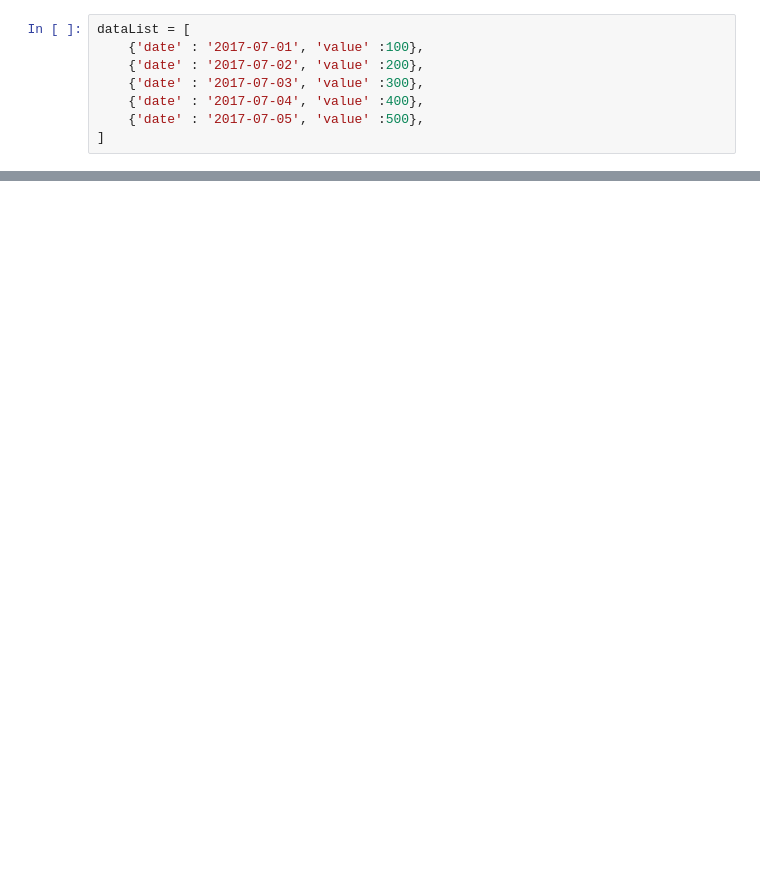
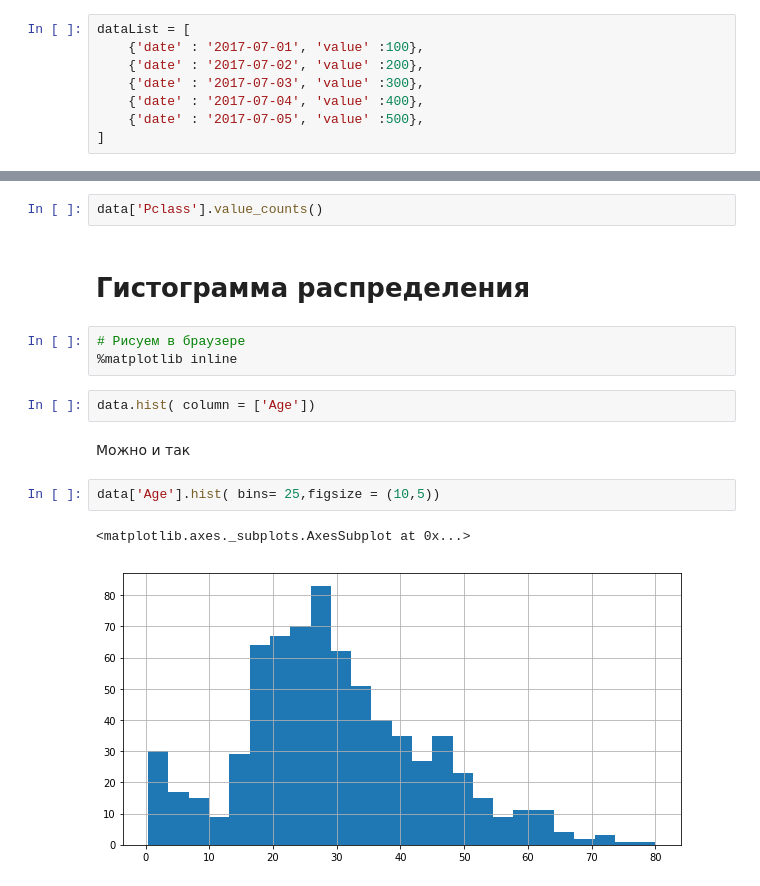
Before and after one commit to Johnn3volta/netology-lern, a Jupyter notebook: training.ipynb, the cells around one changed output, grey strips where cells are left out. Drawn from its saved outputs; the diff is of its cells as text; blank space fills up the shorter version.

```diff
--- a/training.ipynb
+++ b/training.ipynb
@@ -128,0 +92,16 @@ memory usage: 83.6+ KB
+# %%
+data['Pclass'].value_counts()
+# %% [markdown]
+# Гистограмма распределения
+# %%
+# Рисуем в браузере
+%matplotlib inline
+# %%
+data.hist( column = ['Age'])
+# %% [markdown]
+Можно и так
+# %%
+data['Age'].hist( bins= 25,figsize = (10,5))
+# %% [output]
+<matplotlib.axes._subplots.AxesSubplot at 0x...>
+[figure, added]
```
Also changed, not shown: parts of 59 cells of this notebook, 2 other files.
